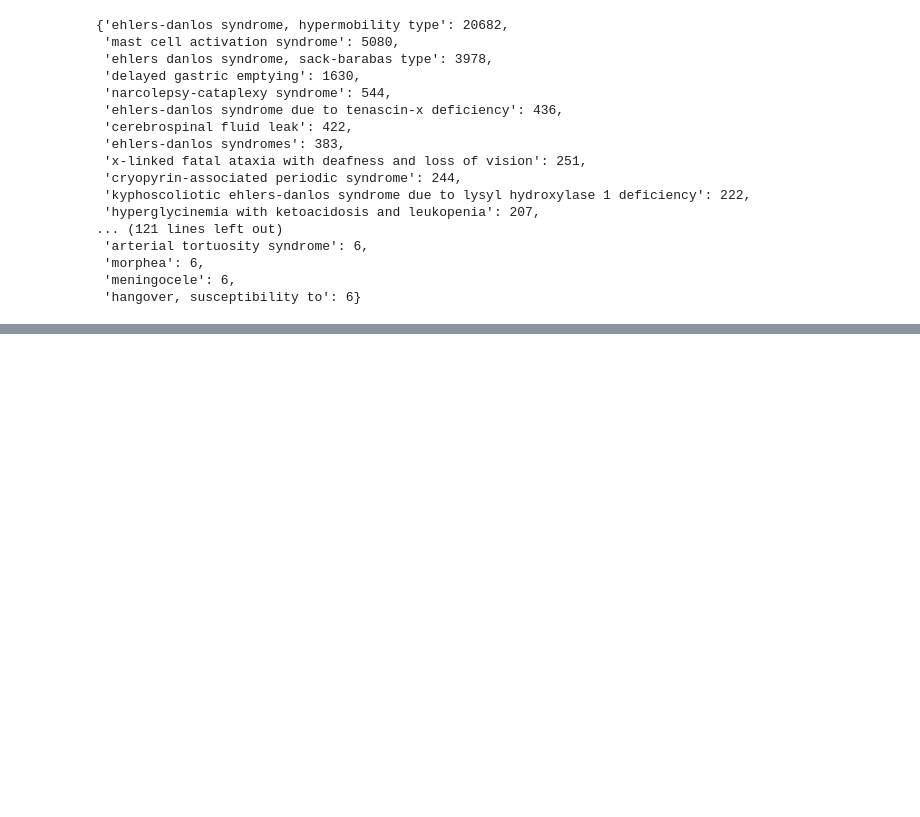
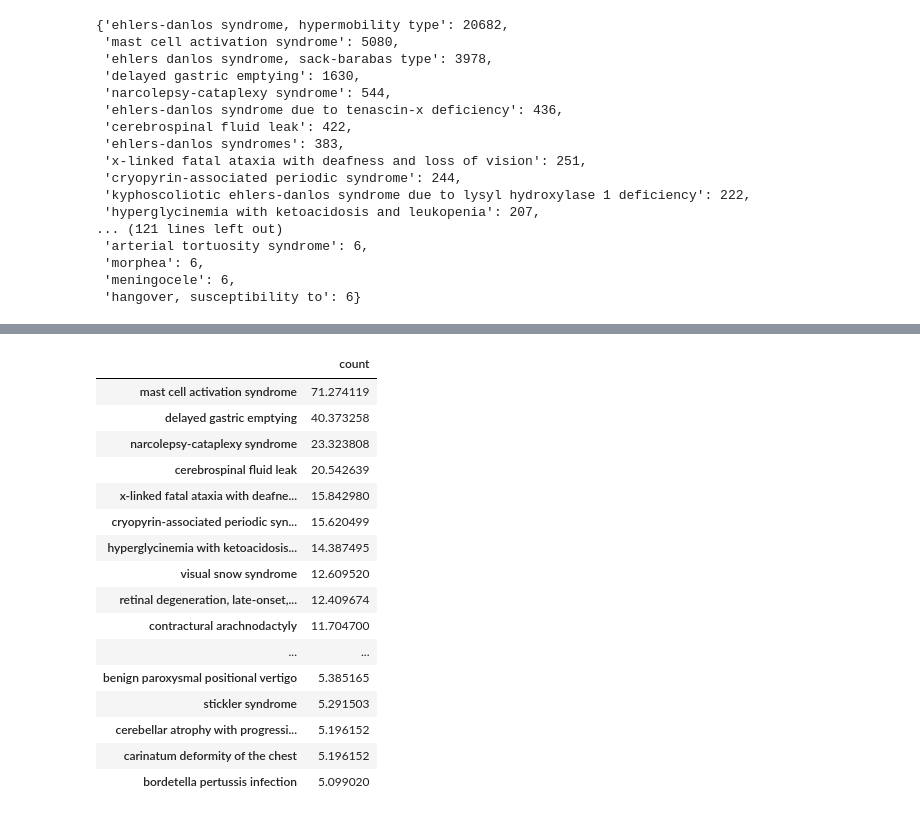
Before and after one commit to ncats/Rare-Disease-Social-Media-Project, a Jupyter notebook: manuscript/investigate_rare_disease_reddit_stats.ipynb, the cells around one changed output, grey strips where cells are left out. Drawn from its saved outputs; the diff is of its cells as text; code cells hidden in the pictures; blank space fills up the shorter version.

```diff
--- a/manuscript/investigate_rare_disease_reddit_stats.ipynb
+++ b/manuscript/investigate_rare_disease_reddit_stats.ipynb
@@ -271,0 +274,22 @@ Name: CysticFibrosis, dtype: object
+# %%
+# prompt: i want all of the rows from EhlersDanlos_comentions that dont have 'ehlers' in it
+top50EDcomention = EhlersDanlos_comentions[~EhlersDanlos_comentions.index.str.contains('ehlers')].apply(lambda x: np.sqrt(x)).head(50)
+top50EDcomention
+# %% [output]
+|  | count |
+| mast cell activation syndrome | 71.274119 |
+| delayed gastric emptying | 40.373258 |
+| narcolepsy-cataplexy syndrome | 23.323808 |
+| cerebrospinal fluid leak | 20.542639 |
+| x-linked fatal ataxia with deafne... | 15.842980 |
+| cryopyrin-associated periodic syn... | 15.620499 |
+| hyperglycinemia with ketoacidosis... | 14.387495 |
+| visual snow syndrome | 12.609520 |
+| retinal degeneration, late-onset,... | 12.409674 |
+| contractural arachnodactyly | 11.704700 |
+| ... | ... |
+| benign paroxysmal positional vertigo | 5.385165 |
+| stickler syndrome | 5.291503 |
+| cerebellar atrophy with progressi... | 5.196152 |
+| carinatum deformity of the chest | 5.196152 |
+| bordetella pertussis infection | 5.099020 |
```
Also changed, not shown: parts of 10 cells of this notebook, 1 other file.
